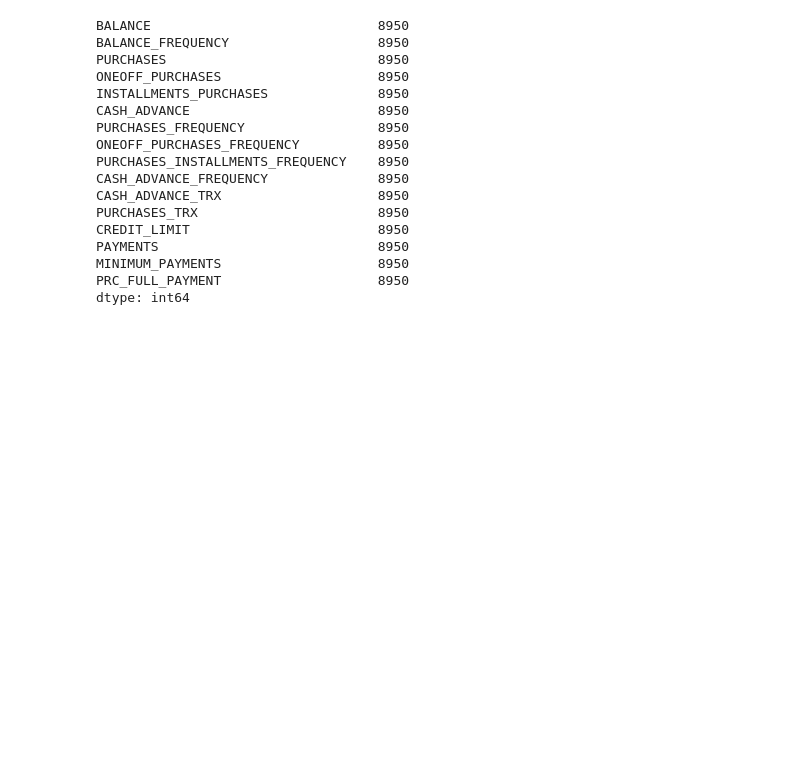
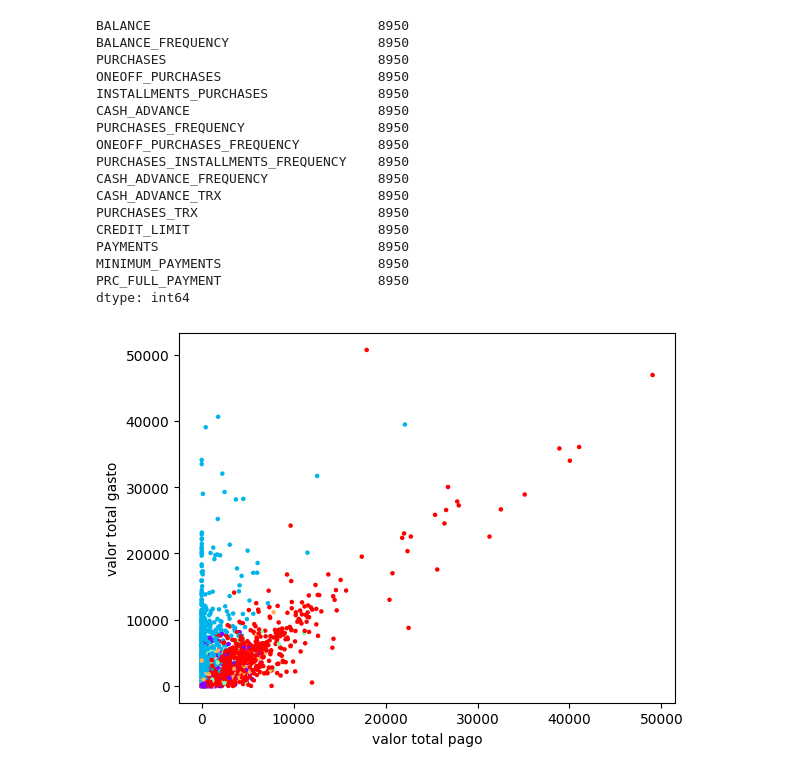
Before and after one commit to Vitorgb7/clusters-credit-card, a Jupyter notebook: Notbook_CartaoCredito.ipynb, the cells around one changed output. Drawn from its saved outputs; the diff is of its cells as text; code cells hidden in the pictures; blank space fills up the shorter version.

Commit message:
feat: implementando o matplotlib para visualização

```diff
--- a/Notbook_CartaoCredito.ipynb
+++ b/Notbook_CartaoCredito.ipynb
@@ -160,3 +160,8 @@ dtype: int64
 # %%
 import matplotlib.pyplot as plt
 plt.scatter(dataframe['PURCHASES'], dataframe['PAYMENTS'], c=labels, s=5, cmap='rainbow')
+plt.xlabel("valor total pago")
+plt.ylabel("valor total gasto")
+plt.show()
+# %% [output]
+[figure, added]
```
